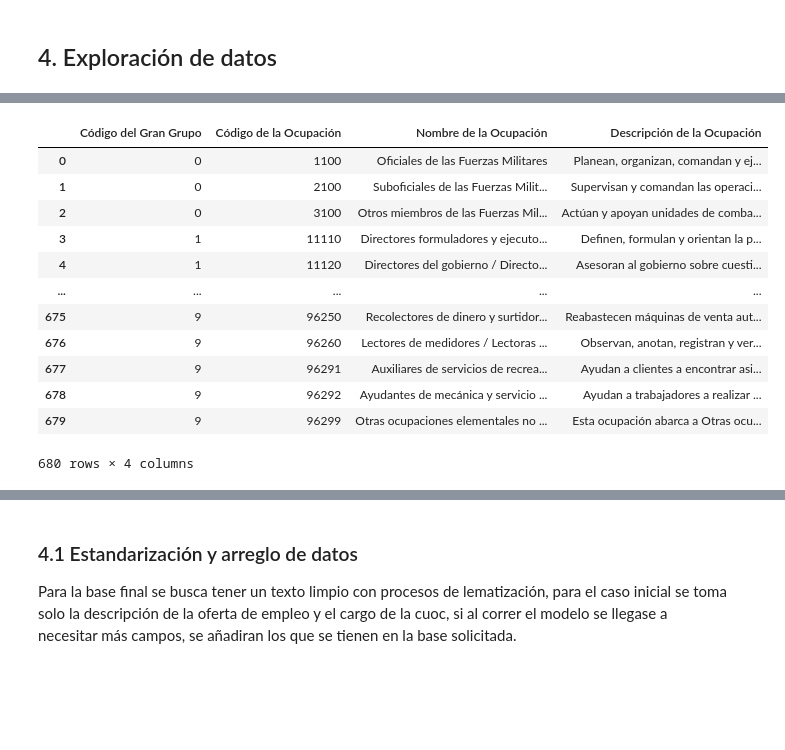
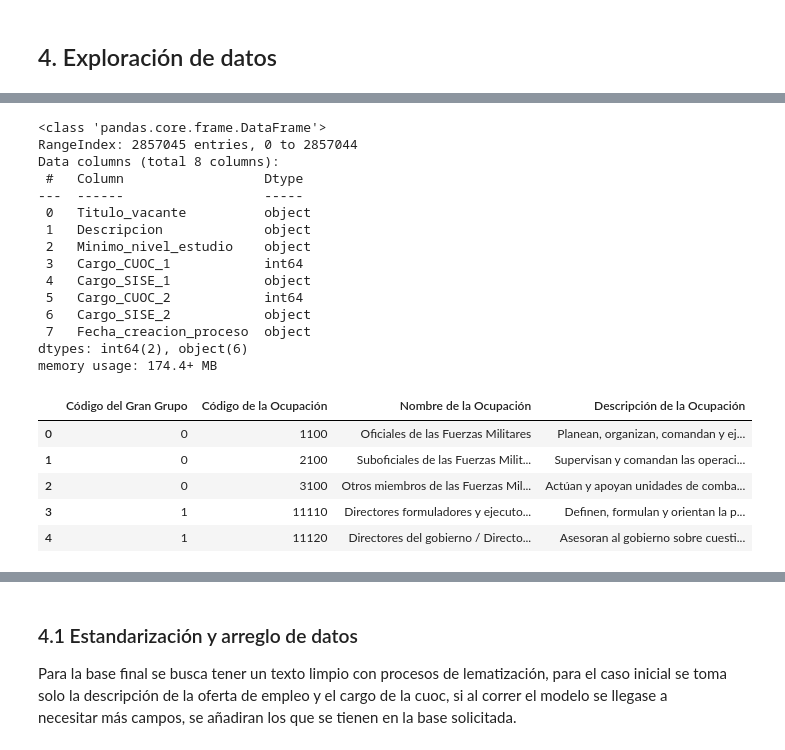
Before and after one commit to vernymendoza/DSA202515_Project, a Jupyter notebook: Proyecto_DSA_grupo28.ipynb, the cells around one changed output, grey strips where cells are left out. Cells and saved outputs as stored; diff of their text form; code cells hidden in the pictures; blank space fills up the shorter version.

```diff
--- a/Proyecto_DSA_grupo28.ipynb
+++ b/Proyecto_DSA_grupo28.ipynb
@@ -58,17 +49,28 @@ memory usage: 174.4+ MB
+# %%
+base.info()
+# %% [output]
+<class 'pandas.core.frame.DataFrame'>
+RangeIndex: 2857045 entries, 0 to 2857044
+Data columns (total 8 columns):
+ #   Column                  Dtype
+---  ------                  -----
+ 0   Titulo_vacante          object
+ 1   Descripcion             object
+ 2   Minimo_nivel_estudio    object
+ 3   Cargo_CUOC_1            int64
+ 4   Cargo_SISE_1            object
+ 5   Cargo_CUOC_2            int64
+ 6   Cargo_SISE_2            object
+ 7   Fecha_creacion_proceso  object
+dtypes: int64(2), object(6)
+memory usage: 174.4+ MB
 # %%
 cuoc= pd.read_excel('PerfilesOcupacionales-Excel-CUOC-2025.xlsx', sheet_name='Descripción', nrows=681,header=1)
-cuoc
+cuoc.head(5)
 # %% [output]
 |  | Código del Gran Grupo | Código de la Ocupación | Nombre de la Ocupación | Descripción de la Ocupación |
 | 0 | 0 | 1100 | Oficiales de las Fuerzas Militares | Planean, organizan, comandan y ej... |
 | 1 | 0 | 2100 | Suboficiales de las Fuerzas Milit... | Supervisan y comandan las operaci... |
 | 2 | 0 | 3100 | Otros miembros de las Fuerzas Mil... | Actúan y apoyan unidades de comba... |
 | 3 | 1 | 11110 | Directores formuladores y ejecuto... | Definen, formulan y orientan la p... |
 | 4 | 1 | 11120 | Directores del gobierno / Directo... | Asesoran al gobierno sobre cuesti... |
-| ... | ... | ... | ... | ... |
-| 675 | 9 | 96250 | Recolectores de dinero y surtidor... | Reabastecen máquinas de venta aut... |
-| 676 | 9 | 96260 | Lectores de medidores / Lectoras ... | Observan, anotan, registran y ver... |
-| 677 | 9 | 96291 | Auxiliares de servicios de recrea... | Ayudan a clientes a encontrar asi... |
-| 678 | 9 | 96292 | Ayudantes de mecánica y servicio ... | Ayudan a trabajadores a realizar ... |
-| 679 | 9 | 96299 | Otras ocupaciones elementales no ... | Esta ocupación abarca a Otras ocu... |
-680 rows × 4 columns
```
Also changed, not shown: parts of 4 cells of this notebook.
